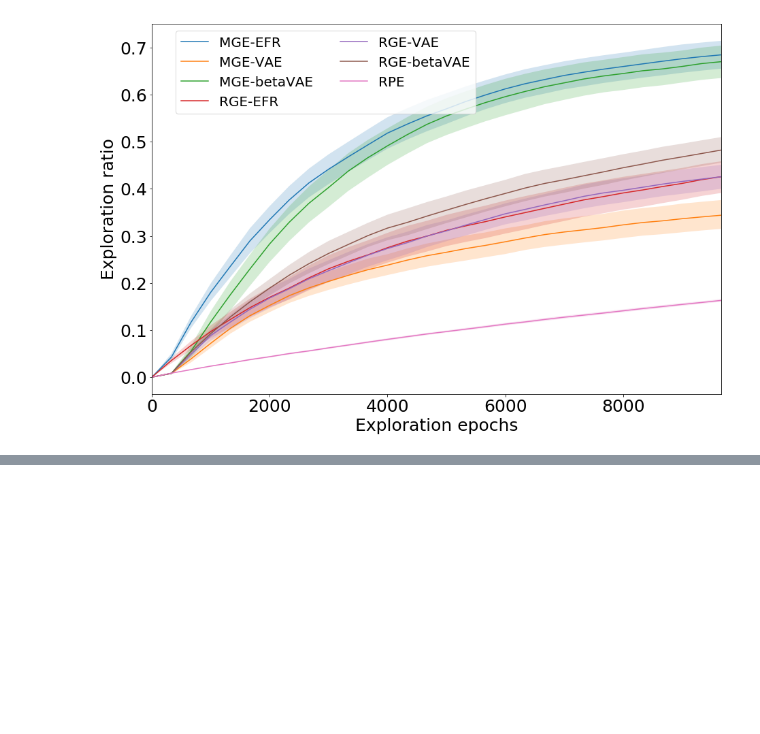
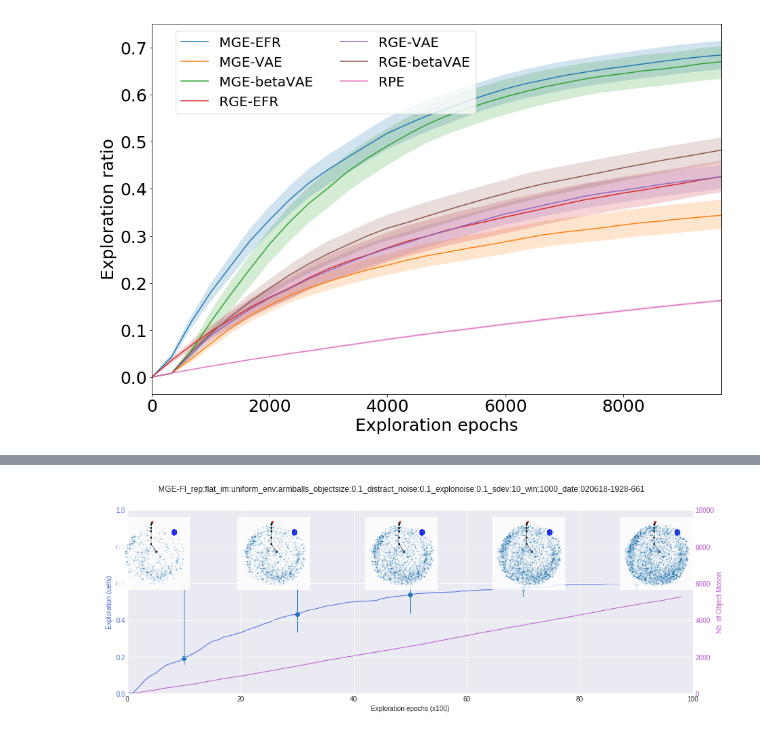
Before and after one commit to flowersteam/Curiosity_Driven_Goal_Exploration, a Jupyter notebook: results/Experiment_Visualization.ipynb, the cells around one changed output, grey strips where cells are left out. Drawn from its saved outputs; the diff is of its cells as text; code cells hidden in the pictures; blank space fills up the shorter version.

```diff
--- a/results/Experiment_Visualization.ipynb
+++ b/results/Experiment_Visualization.ipynb
@@ -104,0 +103,84 @@ plt.legend(title="", fontsize=20, loc=1, frameon=1, ncol=2, fancybox=True, bbox_
+# %%
+folders = [fil for fil in os.listdir('./armballs/') if fil[0] == "M" or fil[0] == "R"]
+
+sorted_fold = folders
+sorted_fold.sort()
+
+for fold in sorted_fold:
+    with open(os.path.join('./armballs/' + fold, "config.json")) as f:
+        config = json.load(f)
+    explored_states = np.load(os.path.join('./armballs/' + fold, 'explored_states.npy'))
+    kls = np.zeros((99))
+    expl = np.zeros((99))
+    # X_real = sample_in_attainable(explored_states_history[498].shape[0], 'armball')
+    for i in range(99):
+        #explored = explored_states_history[i*10][np.where(explored_states_history[i*10]!=[.6, .6])[1]]
+        explored = explored_states[:i*100, -2:]
+        kls[i] = exploration(explored, bins=30)
+        expl[i] = np.sum(np.linalg.norm(explored_states[:i*100, -2:] - np.array([0.6, 0.6]), axis=1, ord=2) > 1e-3)
+        #expl[i] /= explored_states_history[i*10].shape[0]
+
+    arm = scipy.misc.imread('test.png')
+    cmap='Blues'
+    plt.style.use('seaborn-darkgrid')
+
+    fig = plt.figure(figsize=(15, 5))
+    plt.suptitle(fold)
+    try:
+        plt.title(config['n_modules'])
+    except:
+        pass
+
+    ax1 = fig.add_subplot(1, 1, 1)
+    ax1.plot(kls,linewidth=1., color='royalblue')
+    ax1.tick_params(axis='y', colors='royalblue')
+    ax1.set_ylim(0, 1)
+    ax1.set_yticks(np.linspace(0, 1, 6))
+    ax1.set_xlim(0., 100.)
+    ax1.set_xlabel("Exploration epochs (x100)")
+    ax1.set_ylabel("Exploration (cells)", color='royalblue')
+    ax1.add_line(matplotlib.lines.Line2D([5 * 2, 5 * 2],   [kls[5] + .05, 0.6], linewidth=1))
+    ax1.add_line(matplotlib.lines.Line2D([15 * 2, 15 * 2], [kls[15] + .05, 0.6], linewidth=1))
+    ax1.add_line(matplotlib.lines.Line2D([25 * 2, 25 * 2], [kls[25] + .05, 0.6], linewidth=1))
+    ax1.add_line(matplotlib.lines.Line2D([35 * 2, 35 * 2], [kls[35] + .05, 0.6], linewidth=1))
+    ax1.add_line(matplotlib.lines.Line2D([45 * 2, 45 * 2], [kls[45] + .05, 0.6], linewidth=1))
+    points = [10, 30, 50, 70, 90]
+    ax1.scatter(points, kls[points])
+
+    ax1_2 = ax1.twinx()
+    ax1_2.locator_params(axis='y', nticks=6)
+    ax1_2.plot(expl, linewidth=1., c='mediumorchid')
+    ax1_2.tick_params(axis='y', colors='mediumorchid')
+    ax1_2.set_ylim(0., 3000.)
+    ax1_2.set_yticks(np.linspace(0, 10000., 6))
+    ax1_2.set_ylabel("Nb. of Object Motion", color='mediumorchid')
+    ax1_2.set_xlim(0., 100.)
+
+    ax = fig.add_axes([0.01, 0.55, .3, .3])
+    ax.imshow(arm, extent=[-1, 1, -1, 1], alpha=.85)
+    ax.scatter(explored_states[:2000, 0], explored_states[:2000, 1], s=.5, alpha=.2)
+    ax.axis("off")
+
+    ax = fig.add_axes([0.175, 0.55, .3, .3])
+    ax.imshow(arm, extent=[-1, 1, -1, 1], alpha=.85)
+    ax.scatter(explored_states[:4000, 0], explored_states[:4000, 1], s=.5, alpha=.2)
+    ax.axis("off")
+
+    ax = fig.add_axes([0.35, 0.55, .3, .3])
+    ax.imshow(arm, extent=[-1, 1, -1, 1], alpha=.85)
+    ax.scatter(explored_states[:6000, 0], explored_states[:6000, 1], s=.5, alpha=.2)
+    ax.axis("off")
+
+    ax = fig.add_axes([0.525, 0.55, .3, .3])
+    ax.imshow(arm, extent=[-1, 1, -1, 1], alpha=.85)
+    ax.scatter(explored_states[:8000, 0], explored_states[:8000, 1], s=.5, alpha=.2)
+    ax.axis("off")
+
+    ax = fig.add_axes([0.70, 0.55, .3, .3])
+    ax.imshow(arm, extent=[-1, 1, -1, 1], alpha=.85)
+    ax.scatter(explored_states[:10000, 0], explored_states[:10000, 1], s=.5, alpha=.2)
+    ax.axis("off");
+
+    plt.show()
+# %% [output]
+[figure, added]
```
Also changed, not shown: parts of 23 cells of this notebook, 3 other files.
